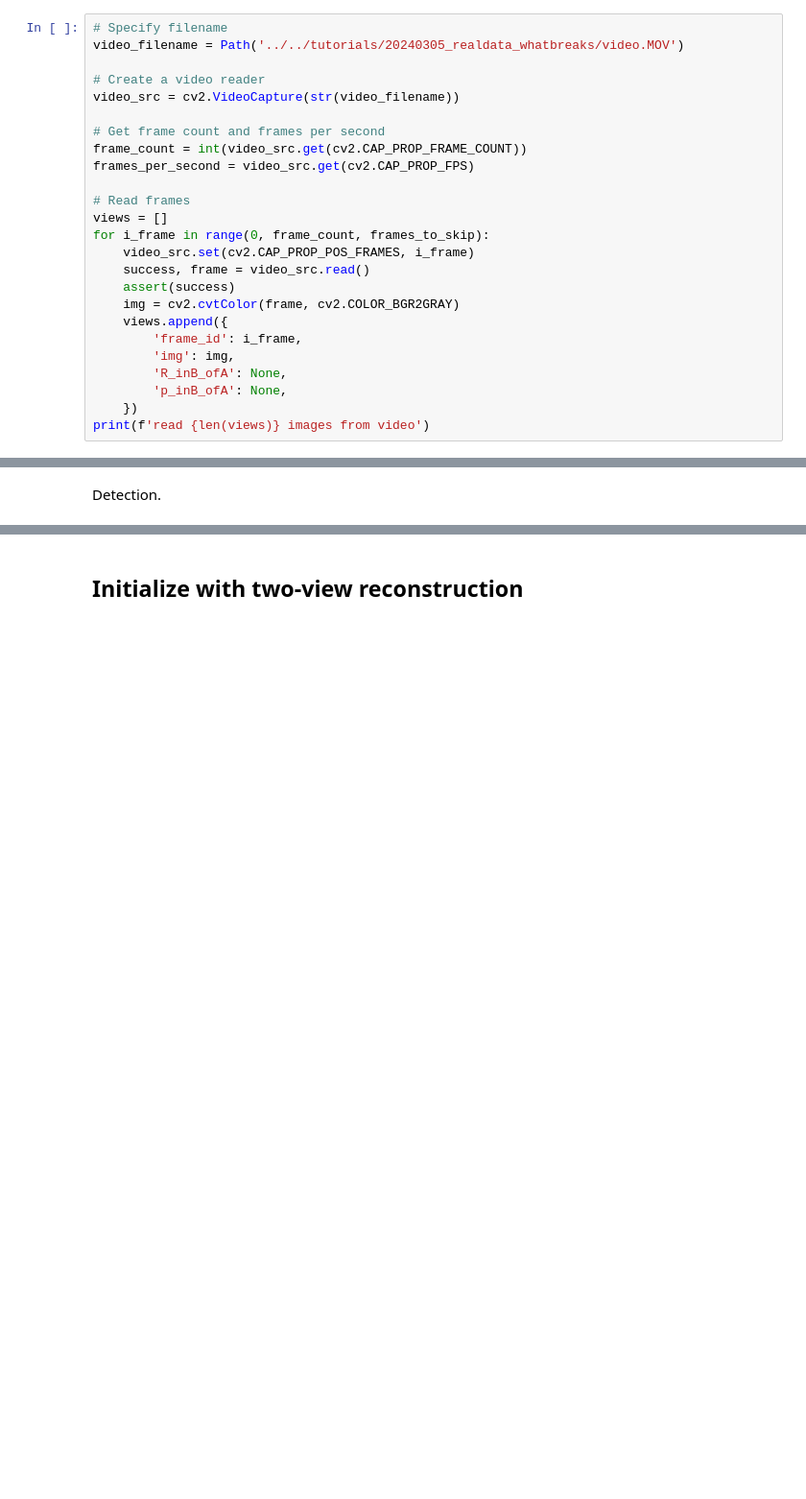
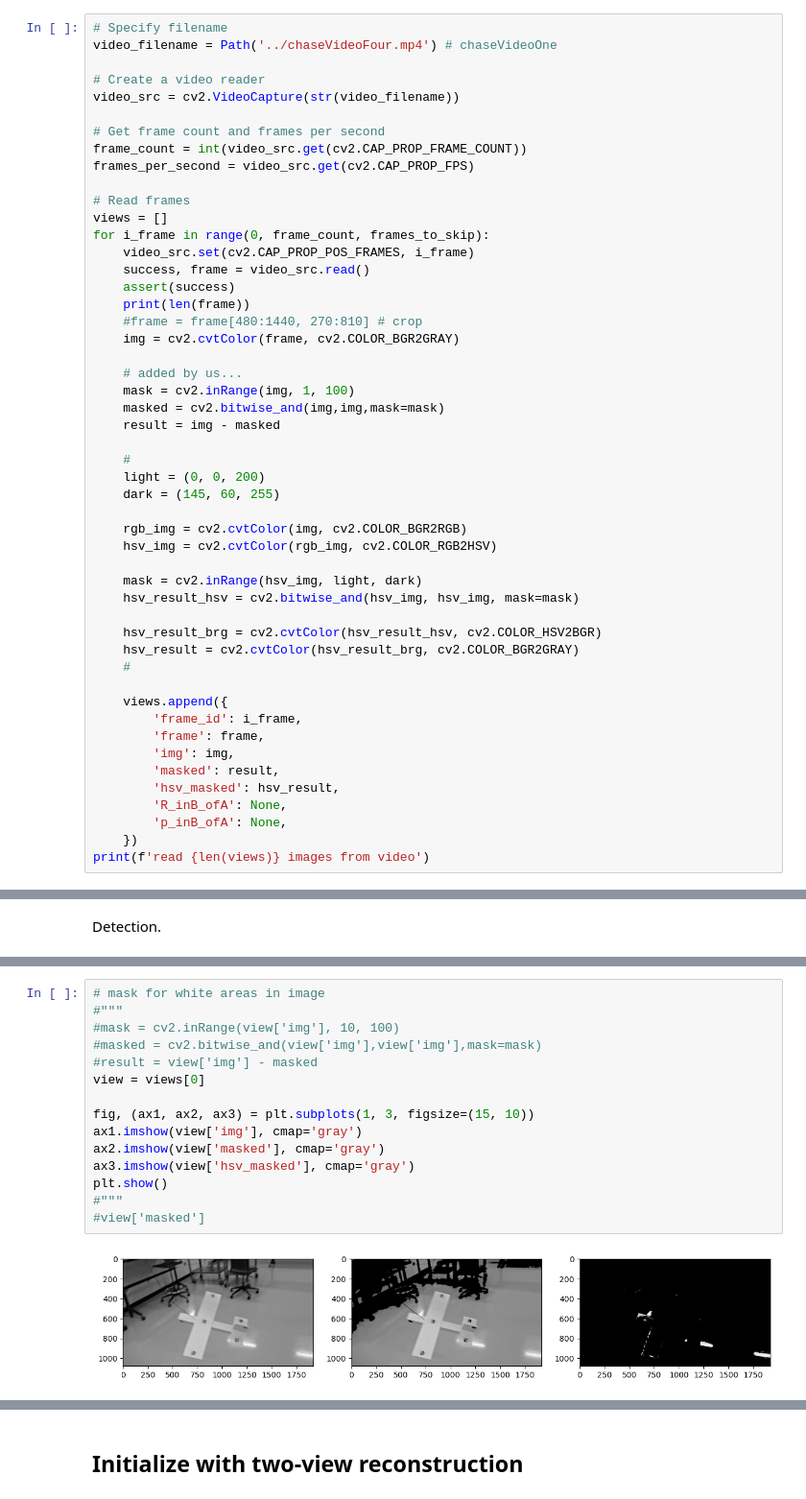
Before and after one commit to samHince/Air-to-air-3dv, a Jupyter notebook: air-to-air.ipynb, the cells around one changed output, grey strips where cells are left out. Shown at 96% size. Drawn from its saved outputs; the diff is of its cells as text; blank space fills up the shorter version.

```diff
--- a/air-to-air.ipynb
+++ b/air-to-air.ipynb
@@ -68,6 +83,6 @@ Load images from video.
 # %%
 # Specify filename
-video_filename = Path('../../tutorials/20240305_realdata_whatbreaks/video.MOV')
+video_filename = Path('../chaseVideoFour.mp4') # chaseVideoOne
 
 # Create a video reader
 video_src = cv2.VideoCapture(str(video_filename))
@@ -82,10 +97,35 @@ for i_frame in range(0, frame_count, frames_to_skip):
     video_src.set(cv2.CAP_PROP_POS_FRAMES, i_frame)
     success, frame = video_src.read()
     assert(success)
+    print(len(frame))
+    #frame = frame[480:1440, 270:810] # crop
     img = cv2.cvtColor(frame, cv2.COLOR_BGR2GRAY)
+
+    # added by us...
+    mask = cv2.inRange(img, 1, 100)
+    masked = cv2.bitwise_and(img,img,mask=mask)
+    result = img - masked
+
+    #
+    light = (0, 0, 200)
+    dark = (145, 60, 255)
+
+    rgb_img = cv2.cvtColor(img, cv2.COLOR_BGR2RGB)
+    hsv_img = cv2.cvtColor(rgb_img, cv2.COLOR_RGB2HSV)
+
+    mask = cv2.inRange(hsv_img, light, dark)
+    hsv_result_hsv = cv2.bitwise_and(hsv_img, hsv_img, mask=mask)
+
+    hsv_result_brg = cv2.cvtColor(hsv_result_hsv, cv2.COLOR_HSV2BGR)
+    hsv_result = cv2.cvtColor(hsv_result_brg, cv2.COLOR_BGR2GRAY)
+    #
+
     views.append({
         'frame_id': i_frame,
+        'frame': frame,
         'img': img,
+        'masked': result,
+        'hsv_masked': hsv_result,
         'R_inB_ofA': None,
         'p_inB_ofA': None,
     })
@@ -111,0 +410,17 @@ for view in views:
+# %%
+# mask for white areas in image
+#"""
+#mask = cv2.inRange(view['img'], 10, 100)
+#masked = cv2.bitwise_and(view['img'],view['img'],mask=mask)
+#result = view['img'] - masked
+view = views[0]
+
+fig, (ax1, ax2, ax3) = plt.subplots(1, 3, figsize=(15, 10))
+ax1.imshow(view['img'], cmap='gray')
+ax2.imshow(view['masked'], cmap='gray')
+ax3.imshow(view['hsv_masked'], cmap='gray')
+plt.show()
+#"""
+#view['masked']
+# %% [output]
+[figure, added]
```
Also changed, not shown: parts of 25 cells of this notebook, 1 other file.
